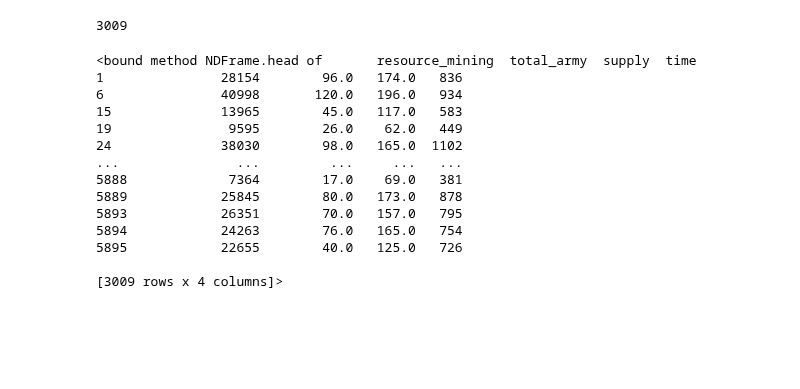
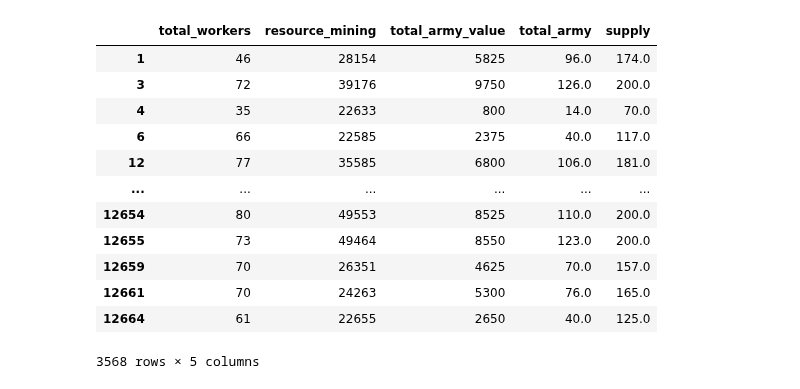
Before and after one commit to Monsieur-Bandana/gurobi_machine_learning, a Jupyter notebook: cleanCode/ts_model_direct_input/optimization_process.ipynb, the cells around one changed output. Cells and saved outputs as stored; diff of their text form; code cells hidden in the pictures; blank space fills up the shorter version.

```diff
--- a/cleanCode/ts_model_direct_input/optimization_process.ipynb
+++ b/cleanCode/ts_model_direct_input/optimization_process.ipynb
@@ -1,34 +1,44 @@
 # %%
 from keras import layers
 import tensorflow as tf
 import pandas as pd
 import numpy as np
 
 # Make numpy values easier to read.
 np.set_printoptions(precision=3, suppress=True)
 
+df = pd.read_csv('../allRunsAllFractions.csv')
 
-df = pd.read_csv('../csv_dateien/starcraftFinalcsvs/allRunsButOnlyTerran.csv')
-
+# In einem ersten Ansatz wurden alle Fraktion als Zahlwert mit einbezogen
 conditions = [
     (df['fraction'] == "Protoss"), #1
     (df['fraction'] == "Terraner"), #2
-    (df['fraction'] == "Zerg"), #3
-    (df['fraction'] == "T"), #2
+    (df['fraction'] == "Zerg"), #
 ]
 
-values = [1, 2, 3, 2]
+values = [1, 2, 3]
 
 df["fraction"] = np.select(conditions, values)
 df=df[df["total_army"]>0]
 df=df[df["fraction"]==2]
-df=df[df["supply"]<=200]
-df["ratio"] = df["total_workers"]/df["total_army"]
 
-dfPrepSample = df.drop(columns=["player","winner","replay_filename", "Unnamed: 0", "total_workers", "total_army_value","fraction"])
+dfPrepSample = df.drop(columns=["player","winner","replay_filename", "Unnamed: 0", "fraction", "time"])
 len(dfPrepSample)
+dfPrepSample
 # %% [output]
+|  | total_workers | resource_mining | total_army_value | total_army | supply |
+| 1 | 46 | 28154 | 5825 | 96.0 | 174.0 |
+| 3 | 72 | 39176 | 9750 | 126.0 | 200.0 |
+| 4 | 35 | 22633 | 800 | 14.0 | 70.0 |
+| 6 | 66 | 22585 | 2375 | 40.0 | 117.0 |
+| 12 | 77 | 35585 | 6800 | 106.0 | 181.0 |
+| ... | ... | ... | ... | ... | ... |
+| 12654 | 80 | 49553 | 8525 | 110.0 | 200.0 |
+| 12655 | 73 | 49464 | 8550 | 123.0 | 200.0 |
+| 12659 | 70 | 26351 | 4625 | 70.0 | 157.0 |
+| 12661 | 70 | 24263 | 5300 | 76.0 | 165.0 |
+| 12664 | 61 | 22655 | 2650 | 40.0 | 125.0 |
-3009
+3568 rows × 5 columns
 # %%
 # optimizer with scaling and lin reg
 
@@ -48,27 +58,8 @@ import gurobipy_pandas as gppd
 from gurobi_ml import add_predictor_constr
 
 
-
-# ,player,total_workers,total_army_value,total_army,fraction,winner,replay_filename
 dfOpt = dfPrepSample.drop(columns=[
-                               "ratio"])
-
-dfOpt.head
+                               "total_workers"])
-# %% [output]
-<bound method NDFrame.head of       resource_mining  total_army  supply  time
-1               28154        96.0   174.0   836
-6               40998       120.0   196.0   934
-15              13965        45.0   117.0   583
-19               9595        26.0    62.0   449
-24              38030        98.0   165.0  1102
-...               ...         ...     ...   ...
-5888             7364        17.0    69.0   381
-5889            25845        80.0   173.0   878
-5893            26351        70.0   157.0   795
-5894            24263        76.0   165.0   754
-5895            22655        40.0   125.0   726
-
-[3009 rows x 4 columns]>
 # %%
 
 
```
Also changed, not shown: parts of 3 cells of this notebook, 2 other files.
